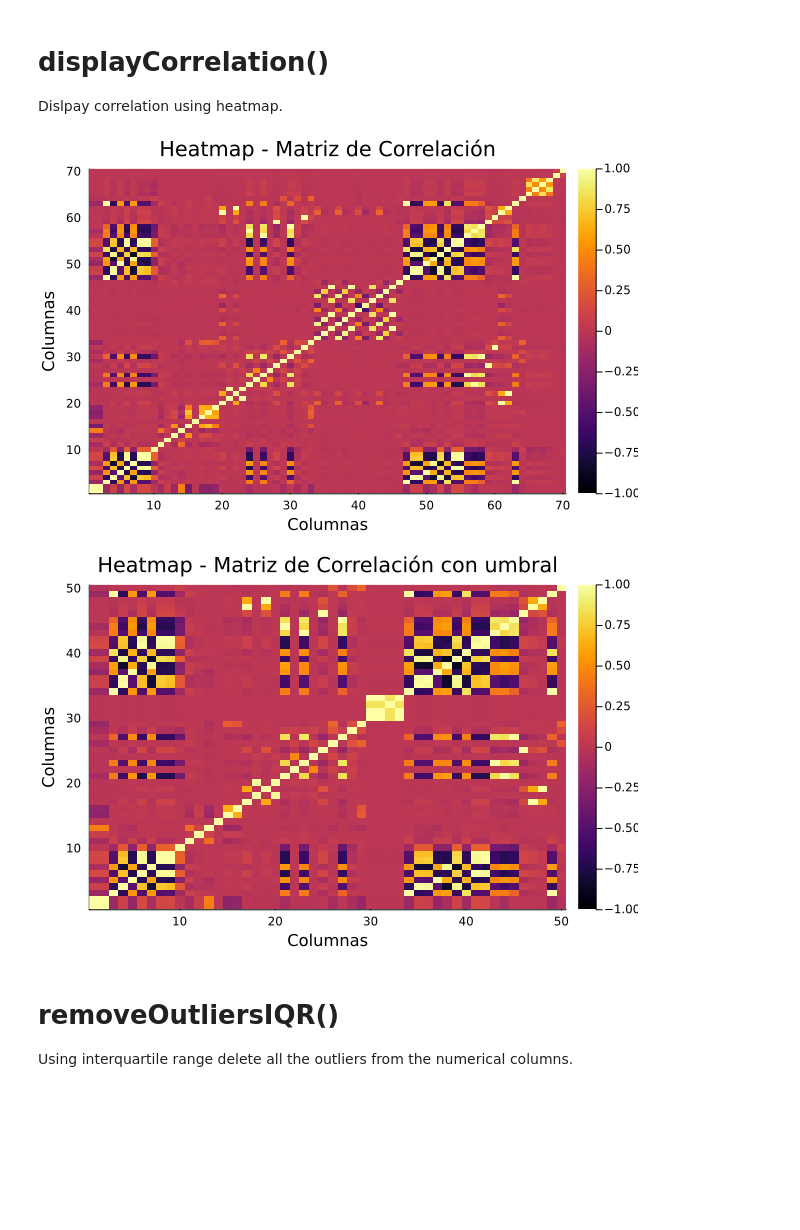
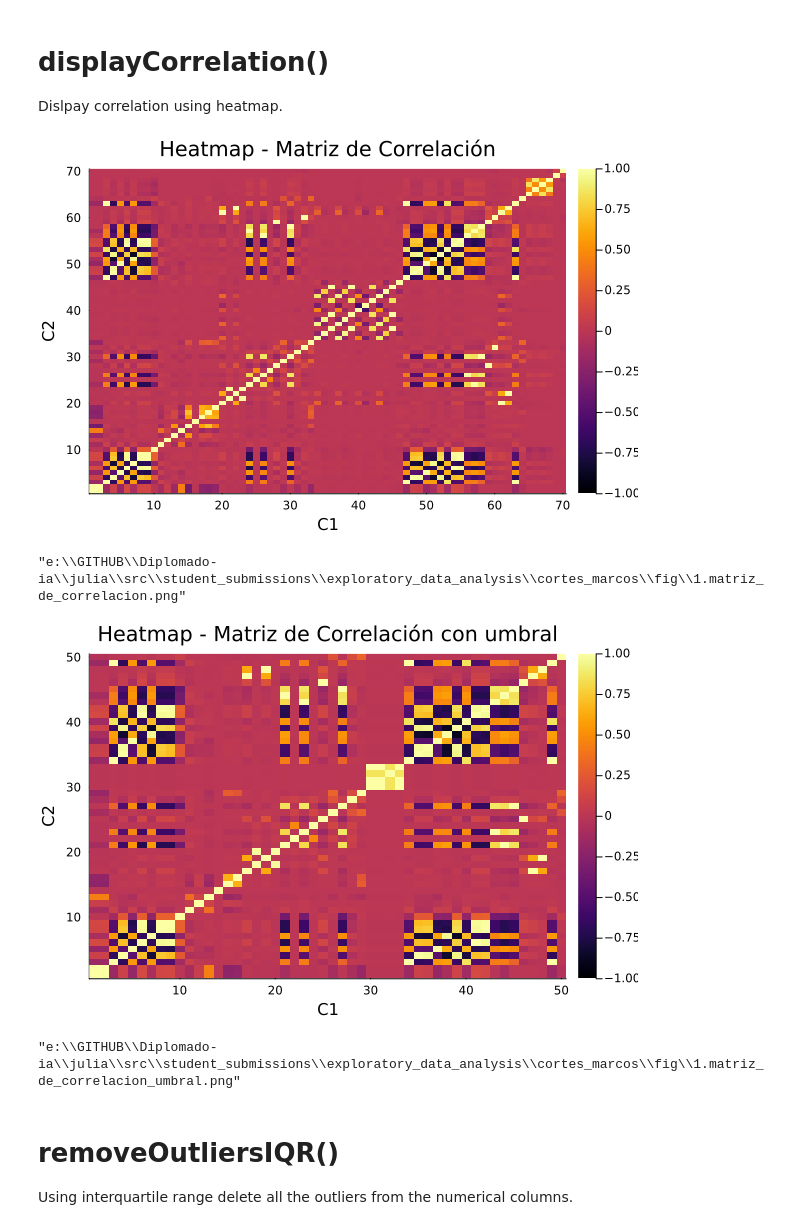
Before and after one commit to camachojua/diplomado-ia, a Jupyter notebook: julia/src/student_submissions/exploratory_data_analysis/cortes_marcos/1.EDA.ipynb, the cells around one changed output. Saved outputs shown, nothing was run; the diff lists cells and outputs as text; code cells hidden in the pictures; blank space fills up the shorter version.

```diff
--- a/julia/src/student_submissions/exploratory_data_analysis/cortes_marcos/1.EDA.ipynb
+++ b/julia/src/student_submissions/exploratory_data_analysis/cortes_marcos/1.EDA.ipynb
@@ -263,27 +263,33 @@ Dislpay correlation using heatmap.
 # %%
 heatmap_plot = heatmap(cmbt,
         title="Heatmap - Matriz de Correlación",
-        xlabel="Columnas",
-        ylabel="Columnas",
+        xlabel="C1",
+        ylabel="C2",
         color=:blues,
         clims=(-1, 1),  # Establecer límites de color para el rango de -1 a 1
         c=:auto)  # Escala automática de colores
 
         display(heatmap_plot)
+
+        savefig(heatmap_plot2, "./fig/1.matriz_de_correlacion.png")
 # %% [output]
-[figure, old version]
+[figure, new version]
+"e:\\GITHUB\\Diplomado-ia\\julia\\src\\student_submissions\\exploratory_data_analysis\\cortes_marcos\\fig\\1.matriz_de_correlacion.png"
 # %%
 heatmap_plot2 = heatmap(cmbt_thd,
 title="Heatmap - Matriz de Correlación con umbral",
-xlabel="Columnas",
-ylabel="Columnas",
+xlabel="C1",
+ylabel="C2",
 color=:blues,
 clims=(-1, 1),  # Establecer límites de color para el rango de -1 a 1
 c=:auto)  # Escala automática de colores
 
 display(heatmap_plot2)
+
+savefig(heatmap_plot2, "./fig/1.matriz_de_correlacion_umbral.png")
 # %% [output]
-[figure, old version]
+[figure, new version]
+"e:\\GITHUB\\Diplomado-ia\\julia\\src\\student_submissions\\exploratory_data_analysis\\cortes_marcos\\fig\\1.matriz_de_correlacion_umbral.png"
 # %% [markdown]
 # removeOutliersIQR()
 
```
Also changed, not shown: 2 other files.
